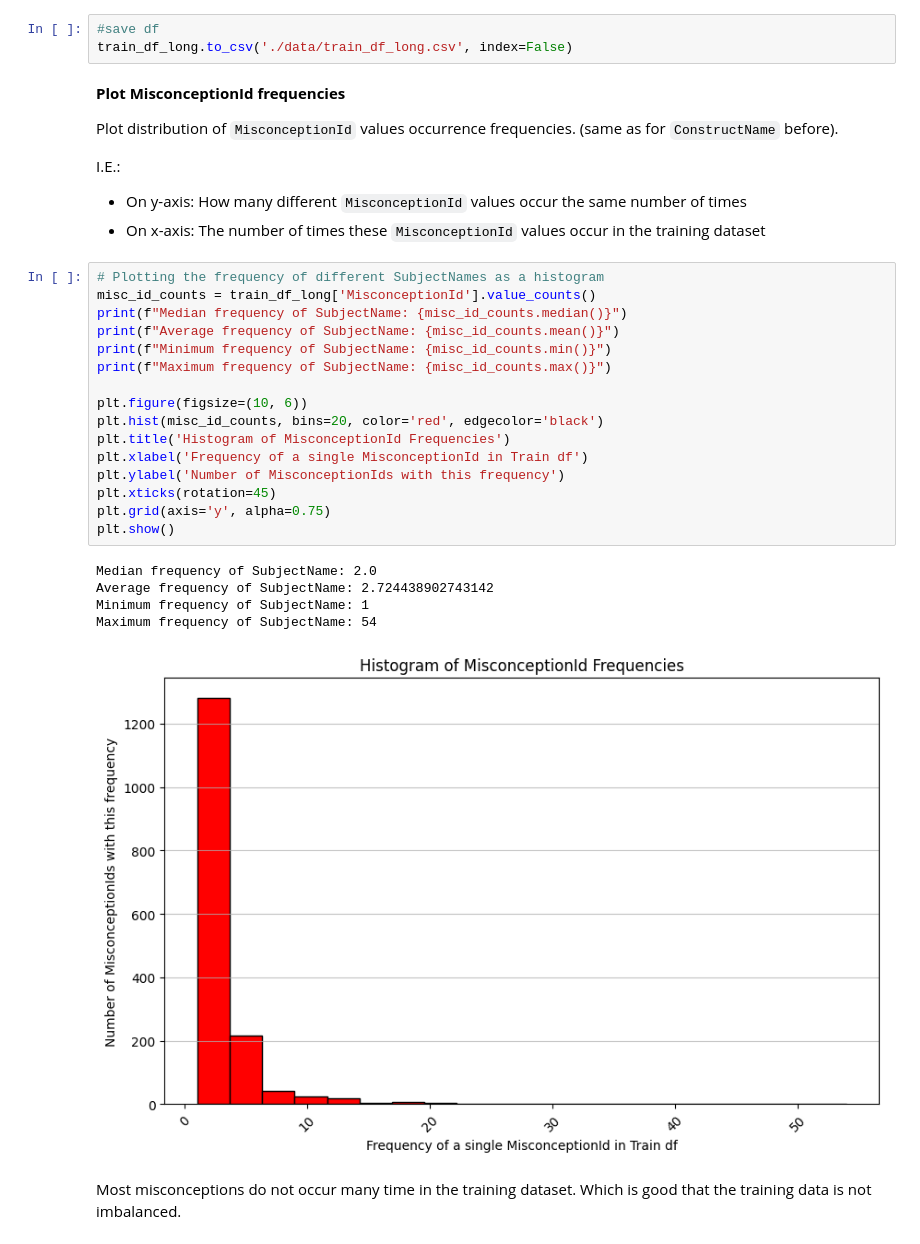
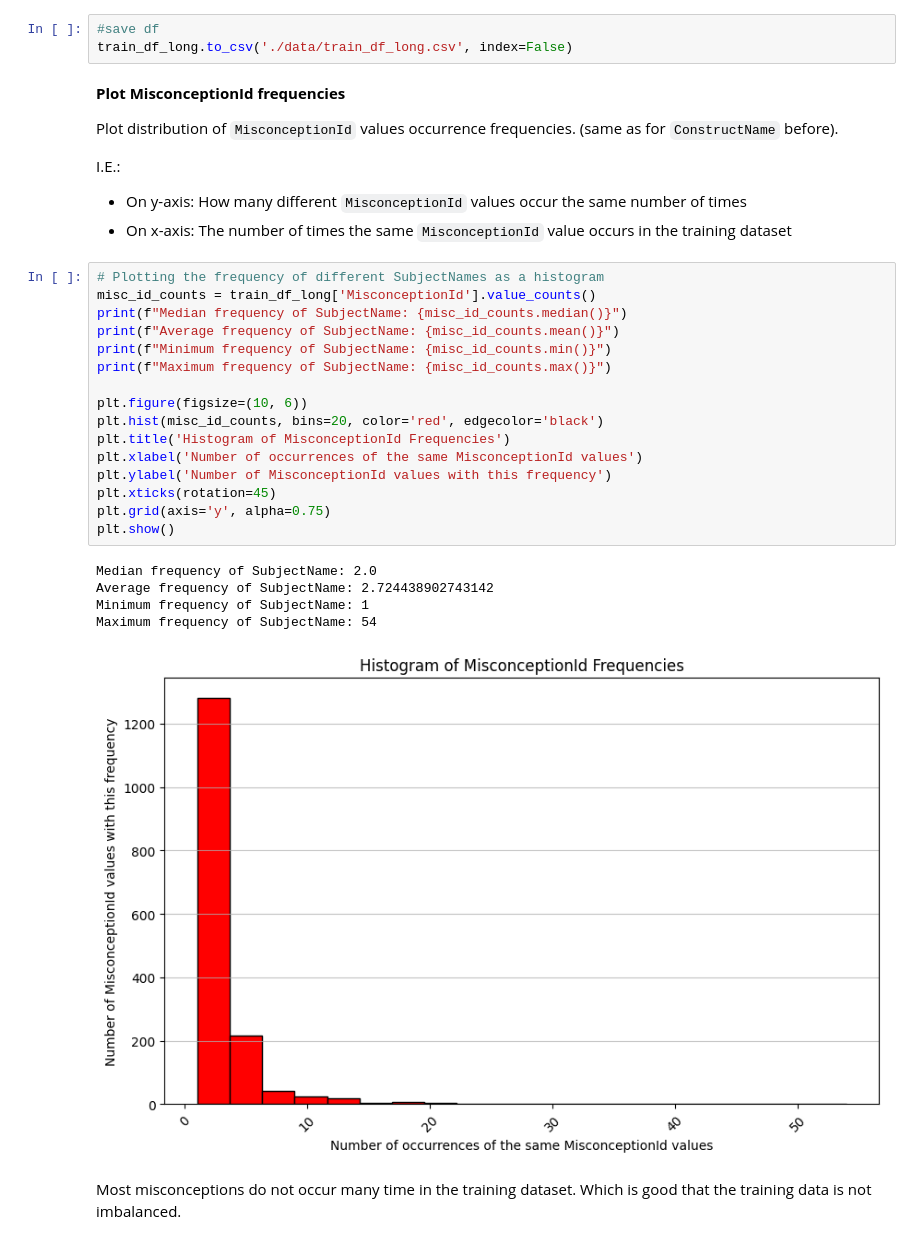
Before and after one commit to andres-cerny/Misconception-detection, a Jupyter notebook: task_intro_data_preprocess.ipynb, the cells around one changed output. Cells and saved outputs as stored; diff of their text form.

```diff
--- a/task_intro_data_preprocess.ipynb
+++ b/task_intro_data_preprocess.ipynb
@@ -817,29 +817,29 @@ Plot distribution of `MisconceptionId` values occurrence frequencies. (same as f
 
 I.E.:
 - On y-axis: How many different `MisconceptionId` values occur the same number of times
-- On x-axis: The number of times these `MisconceptionId` values occur in the training dataset
+- On x-axis: The number of times the same `MisconceptionId` value occurs in the training dataset
 # %%
 # Plotting the frequency of different SubjectNames as a histogram
 misc_id_counts = train_df_long['MisconceptionId'].value_counts()
 print(f"Median frequency of SubjectName: {misc_id_counts.median()}")
 print(f"Average frequency of SubjectName: {misc_id_counts.mean()}")
 print(f"Minimum frequency of SubjectName: {misc_id_counts.min()}")
 print(f"Maximum frequency of SubjectName: {misc_id_counts.max()}")
 
 plt.figure(figsize=(10, 6))
 plt.hist(misc_id_counts, bins=20, color='red', edgecolor='black')
 plt.title('Histogram of MisconceptionId Frequencies')
-plt.xlabel('Frequency of a single MisconceptionId in Train df')
-plt.ylabel('Number of MisconceptionIds with this frequency')
+plt.xlabel('Number of occurrences of the same MisconceptionId values')
+plt.ylabel('Number of MisconceptionId values with this frequency')
 plt.xticks(rotation=45)
 plt.grid(axis='y', alpha=0.75)
 plt.show()
 # %% [output]
 Median frequency of SubjectName: 2.0
 Average frequency of SubjectName: 2.724438902743142
 Minimum frequency of SubjectName: 1
 Maximum frequency of SubjectName: 54
-[figure, old version]
+[figure, new version]
 # %% [markdown]
 Most misconceptions do not occur many time in the training dataset. Which is good that the training data is not imbalanced.
 # %% [markdown]
```
Also changed, not shown: parts of 7 cells of this notebook.
